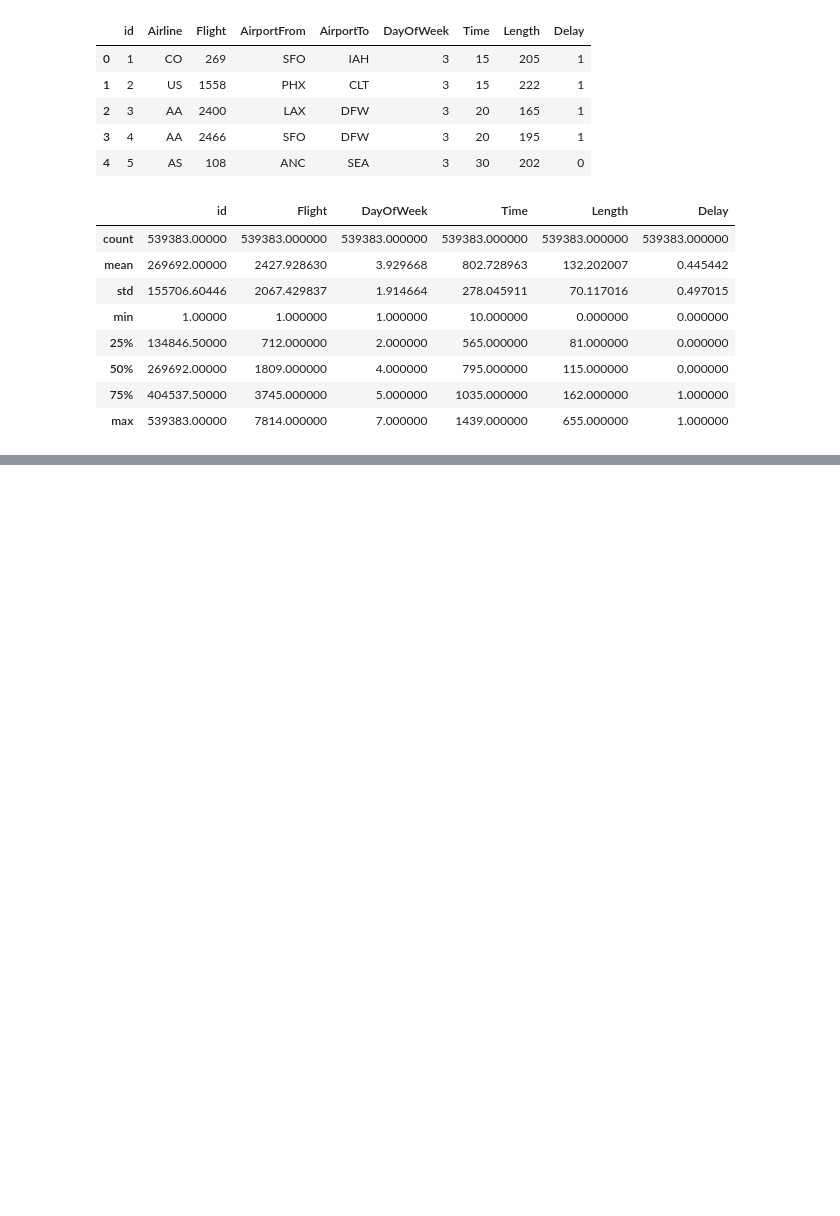
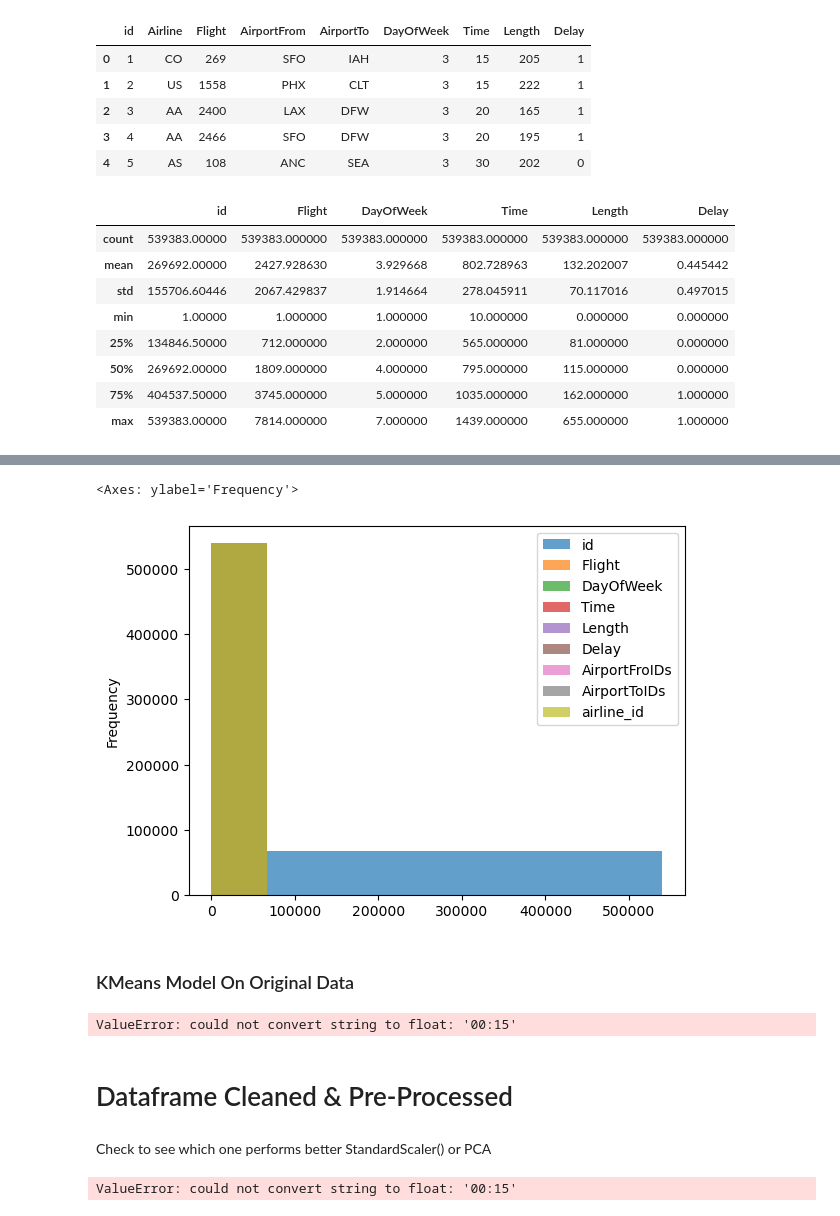
Before and after one commit to stacjstaton/ai-project2-flight-delay-predictions, a Jupyter notebook: example.ipynb, the cells around one changed output, grey strips where cells are left out. Drawn from its saved outputs; the diff is of its cells as text; code cells hidden in the pictures; blank space fills up the shorter version.

```diff
--- a/example.ipynb
+++ b/example.ipynb
@@ -32,0 +90,11 @@ df.describe()
+# %%
+encoded_df = df.copy()
+# %%
+unique_codes = encoded_df['AirportFrom'].unique()
+code_to_id = {code: idx for idx, code in enumerate(unique_codes, start=1)}
+
+# Apply the mapping to create a new column with unique IDs
+encoded_df['AirportFroIDs'] = encoded_df['AirportFrom'].map(code_to_id)
+encoded_df['AirportToIDs'] = encoded_df['AirportTo'].map(code_to_id)
+
+encoded_df
@@ -32,0 +115,12 @@ df.describe()
+# %%
+# Get unique airline codes
+unique_airlines = encoded_df['Airline'].unique()
+
+# Create a random mapping for each unique airline code
+random.seed(42)  # Set a seed for reproducibility, remove if you want different random results each time
+airline_to_id = {airline: random.randint(1000, 9999) for airline in unique_airlines}
+
+# Apply the random mapping to the airline column
+encoded_df['airline_id'] = encoded_df['Airline'].map(airline_to_id)
+
+encoded_df.head()
@@ -32,0 +134,45 @@ df.describe()
+# %%
+# Drop all the categorical columns
+encoded_df = encoded_df.drop(columns=['Airline', 'AirportFrom', 'AirportTo'])
+# %%
+encoded_df.plot(kind='hist', bins=8, alpha=0.7)
+# %% [output]
+<Axes: ylabel='Frequency'>
+[figure, added]
+# %% [markdown]
+### KMeans Model On Original Data
+# %%
+# Create a list with the number of k-values to try
+# Use a range from 1 to 11
+k_list = list(range(1, 12))
+
+# Create an empty list to store the inertia values
+inertia = []
+
+# Create a for loop to compute the inertia with each possible value of k
+# Inside the loop:
+for i in k_list:
+# 1. Create a KMeans model using the loop counter for the n_clusters
+    model = KMeans(n_clusters=i)
+# 2. Fit the model to the data using the scaled DataFrame
+    model.fit(encoded_df)
+# 3. Append the model.inertia_ to the inertia list
+    inertia.append(model.inertia_)
+
+# Create a dictionary with the data to plot the Elbow curve
+elbow_data = {
+    "k_list": k_list,
+    "inertia": inertia
+}
+
+# Create a DataFrame with the data to plot the Elbow curve
+elbow_df = pd.DataFrame(elbow_data)
+
+# Display the DataFrame
+elbow_df
+# %% [output]
+ValueError: could not convert string to float: '00:15'
+# %% [markdown]
+# Dataframe Cleaned & Pre-Processed
+# %% [markdown]
+Check to see which one performs better StandardScaler() or PCA
@@ -32,0 +181,5 @@ df.describe()
+# %%
+scaled_df = scaler.fit_transform(encoded_df)
+scaled_df
+# %% [output]
+ValueError: could not convert string to float: '00:15'
```
Also changed, not shown: parts of 15 cells of this notebook.
